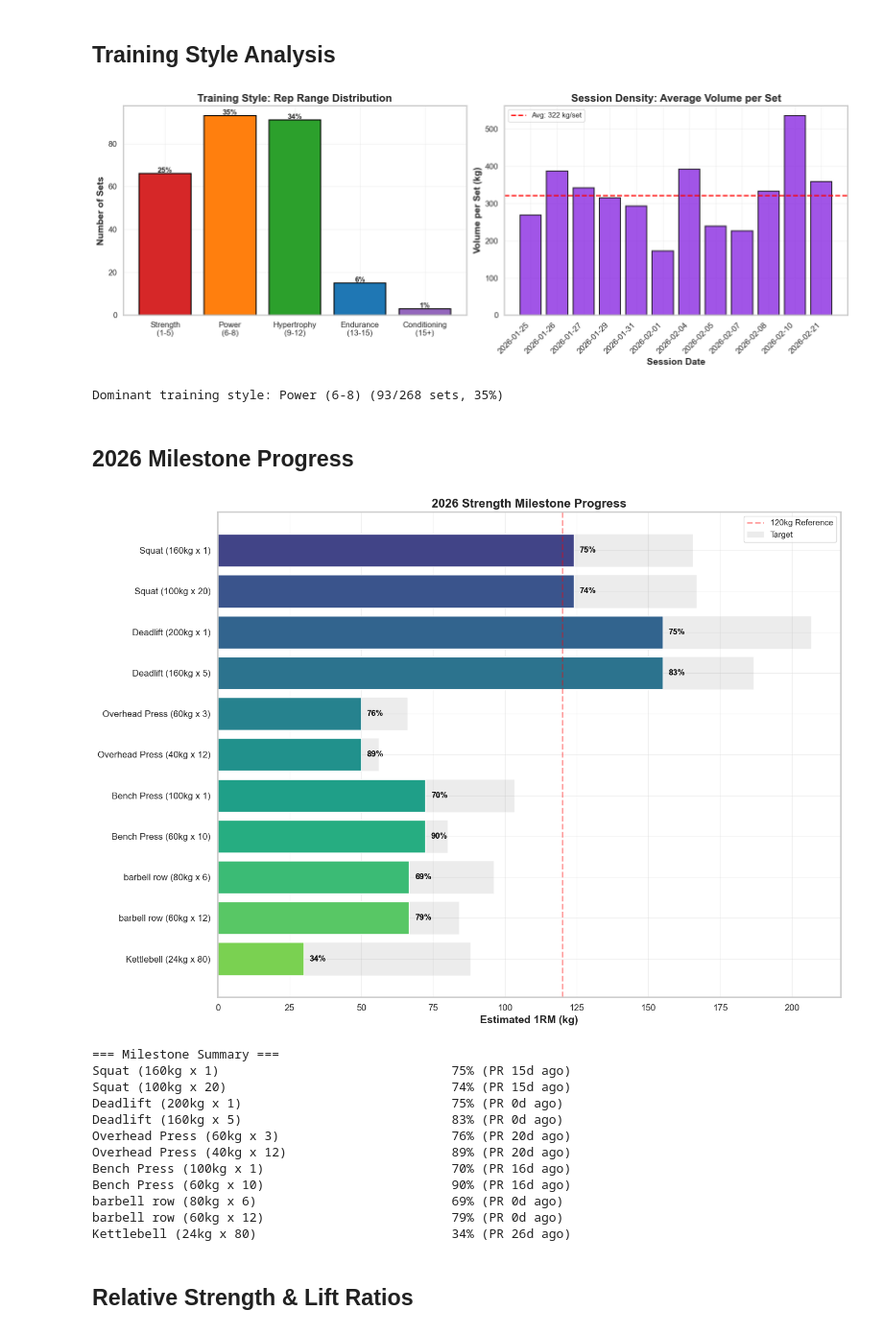
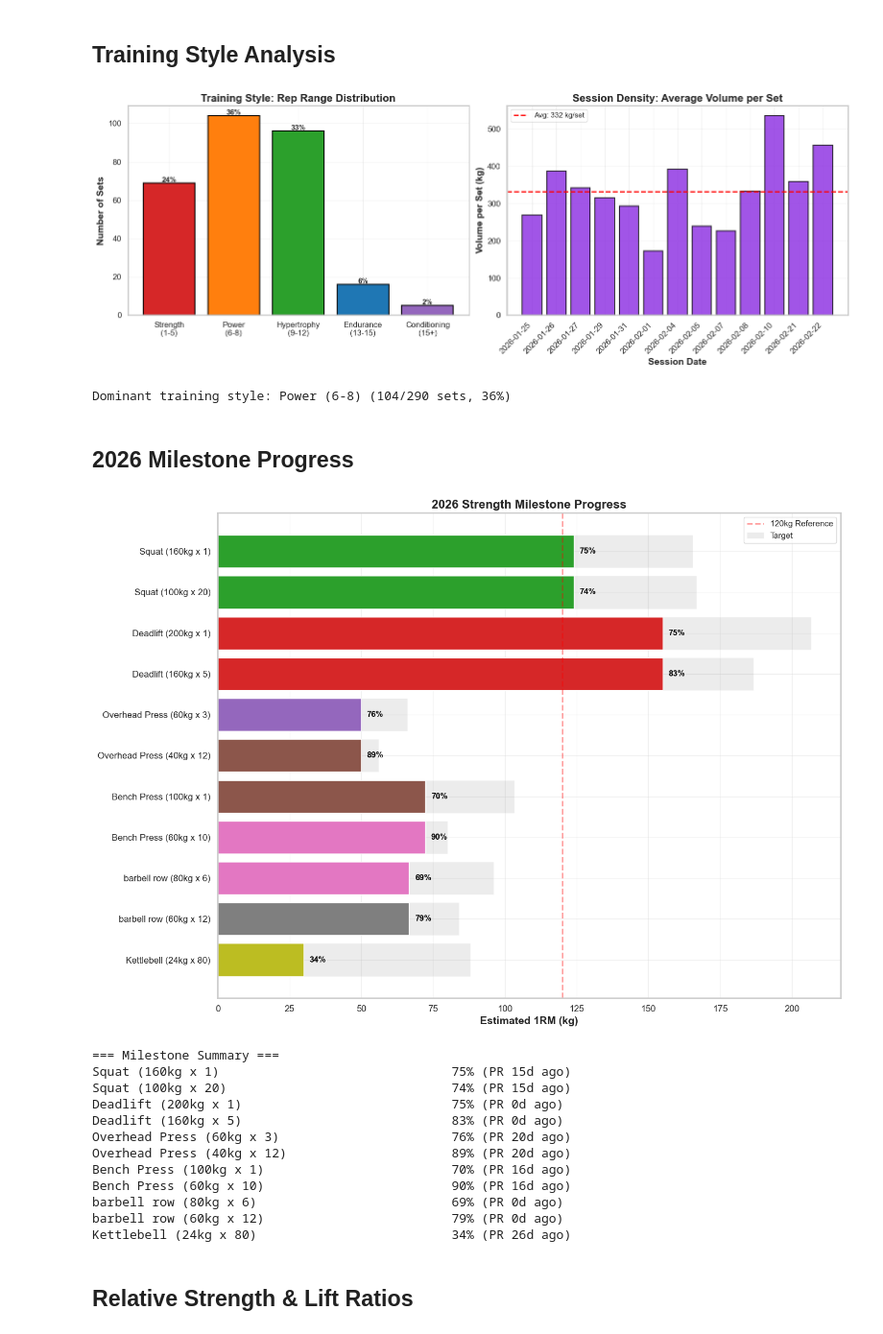
Before and after one commit to JonesRobM/Lifting-Tracking, a Jupyter notebook: notebooks/update_log.ipynb, the cells around one changed output. Shown at 96% size. Drawn from its saved outputs; the diff is of its cells as text; code cells hidden in the pictures.

```diff
--- a/notebooks/update_log.ipynb
+++ b/notebooks/update_log.ipynb
@@ -65,6 +65,7 @@ FAMILY_MAP = {
     # Vertical Pull
     "Pull Ups": "Pull (V)", "Lat Pulldown": "Pull (V)",
     "Assisted Pullup": "Pull (V)", "Assisted Pullups": "Pull (V)",
+    "Assisted Pull-Up" : "Pull (V)", "Assisted Pull-ups": "Pull (V)",
     # Arms
     "Incline Bicep Curl": "Arms", "Barbell Bicep Curl": "Arms",
     "Cable Bicep Curl": "Arms", "Cable Tricep Pushdown": "Arms",
@@ -89,6 +90,7 @@ FAMILY_KEYWORDS = [
     ("Rear Delt", "Pull (H)"), ("Row", "Pull (H)"),
     ("Pull Up", "Pull (V)"), ("Pullup", "Pull (V)"),
     ("Pulldown", "Pull (V)"), ("Lat Pull", "Pull (V)"),
+    ('Pull-Up', 'Pull (V)'),
     ("Overhead Press", "Push (V)"),
     ("Press", "Push (H)"), ("Fly", "Push (H)"),
     ("Curl", "Arms"), ("Bicep", "Arms"), ("Tricep", "Arms"),
@@ -504,8 +506,8 @@ plt.show()
 dominant_zone = zone_counts.idxmax()
 print(f"\nDominant training style: {dominant_zone.replace(chr(10), ' ')} ({zone_counts.max()}/{total} sets, {zone_counts.max()/total*100:.0f}%)")
 # %% [output]
-[figure, old version]
+[figure, new version]
-Dominant training style: Power (6-8) (93/268 sets, 35%)
+Dominant training style: Power (6-8) (104/290 sets, 36%)
 # %% [markdown]
 ## 2026 Milestone Progress
 # %%
@@ -540,35 +542,35 @@ def calculate_milestone_progress(df):
 m_df = calculate_milestone_progress(df)
 
 fig, ax = plt.subplots(figsize=(14, 10))
 
 # Background: target bars
 ax.barh(m_df["Goal"], m_df["Target"], color="grey", alpha=0.15, label="Target")
 
 # Foreground: current progress with color gradient
-colors = plt.cm.viridis(np.linspace(0.2, 0.8, len(m_df)))
+colors = plt.cm.tab10(np.linspace(0.2, 0.8, len(m_df)))
 ax.barh(m_df["Goal"], m_df["Current"], color=colors)
 
 # Annotations
 for i, row in m_df.iterrows():
     color = "green" if row["Pct"] >= 100 else "black"
     ax.text(row["Current"] + 2, i, f"{row['Pct']:.0f}%", va="center", fontweight="bold", color=color, fontsize=11)
 
 ax.axvline(x=120, color="red", linestyle="--", alpha=0.4, linewidth=2, label="120kg Reference")
 ax.set_xlabel("Estimated 1RM (kg)")
 ax.set_title("2026 Strength Milestone Progress")
 ax.legend(loc="upper right")
 ax.invert_yaxis()  # Top-to-bottom order
 
 plt.tight_layout()
 plt.show()
 
 # Summary table
 print("\n=== Milestone Summary ===")
 for _, row in m_df.iterrows():
     status = "ACHIEVED" if row["Pct"] >= 100 else f"{row['Pct']:.0f}%"
     print(f"{row['Goal']:40} {status:>10} (PR {row['Days Ago']}d ago)")
 # %% [output]
-[figure, old version]
+[figure, new version]
 === Milestone Summary ===
 Squat (160kg x 1)                               75% (PR 15d ago)
 Squat (100kg x 20)                              74% (PR 15d ago)
```
Also changed, not shown: parts of 19 cells of this notebook, 3 other files.
